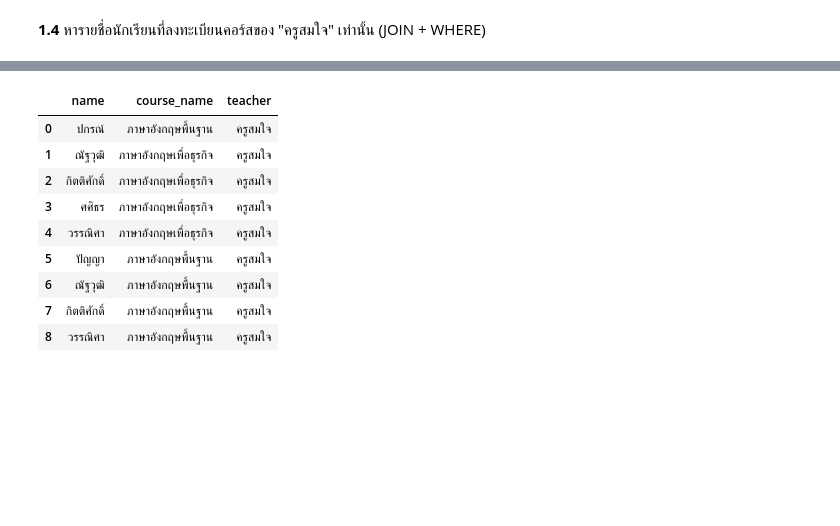
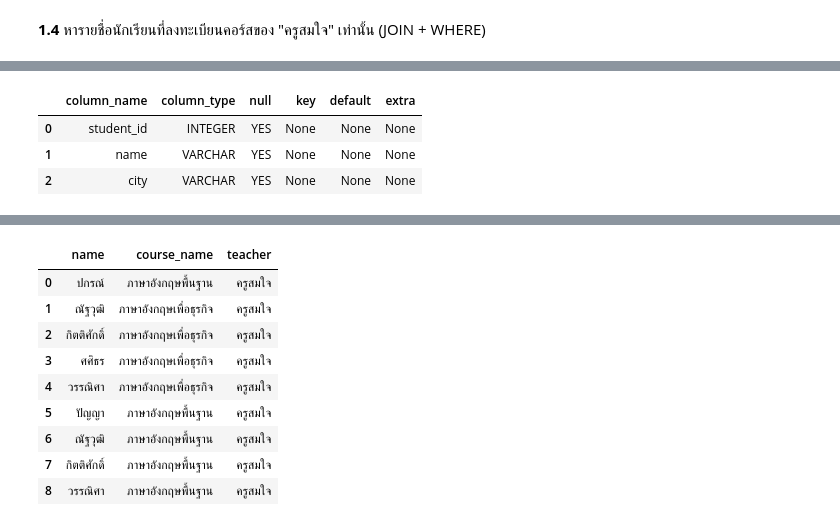
Before and after one commit to mxls34/AdvanceDatabase, a Jupyter notebook: Chapter3_HW_Joins_and_Join_Algorithms.ipynb, the cells around one changed output, grey strips where cells are left out. Drawn from its saved outputs; the diff is of its cells as text; code cells hidden in the pictures; blank space fills up the shorter version.

```diff
--- a/Chapter3_HW_Joins_and_Join_Algorithms.ipynb
+++ b/Chapter3_HW_Joins_and_Join_Algorithms.ipynb
@@ -292,0 +315,7 @@ run("""
+# %%
+run("DESCRIBE student")
+# %% [output]
+|  | column_name | column_type | null | key | default | extra |
+| 0 | student_id | INTEGER | YES | None | None | None |
+| 1 | name | VARCHAR | YES | None | None | None |
+| 2 | city | VARCHAR | YES | None | None | None |
```
Also changed, not shown: parts of 7 cells of this notebook.
